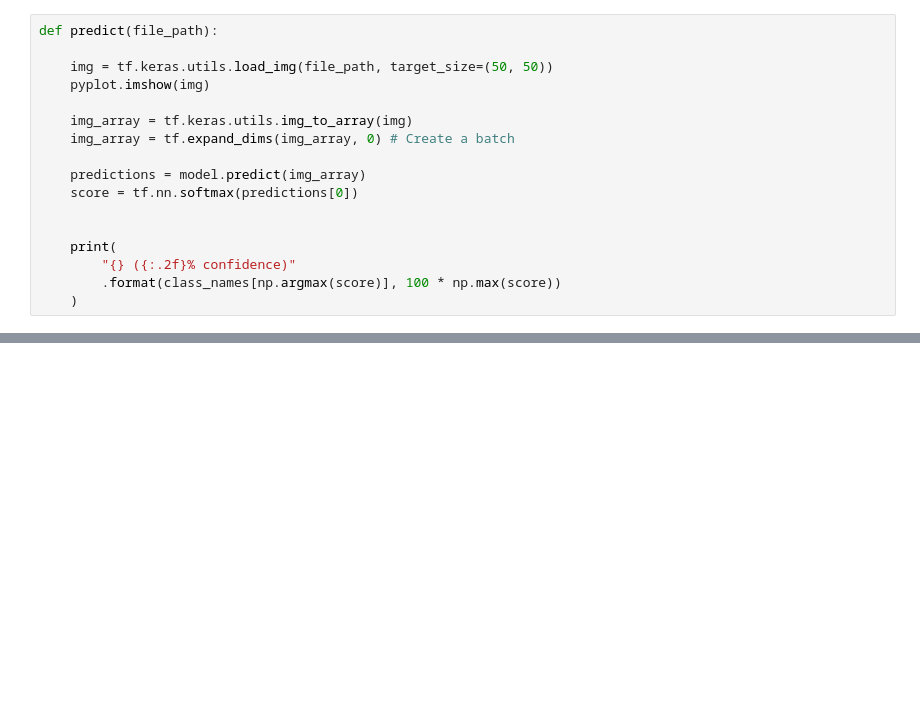
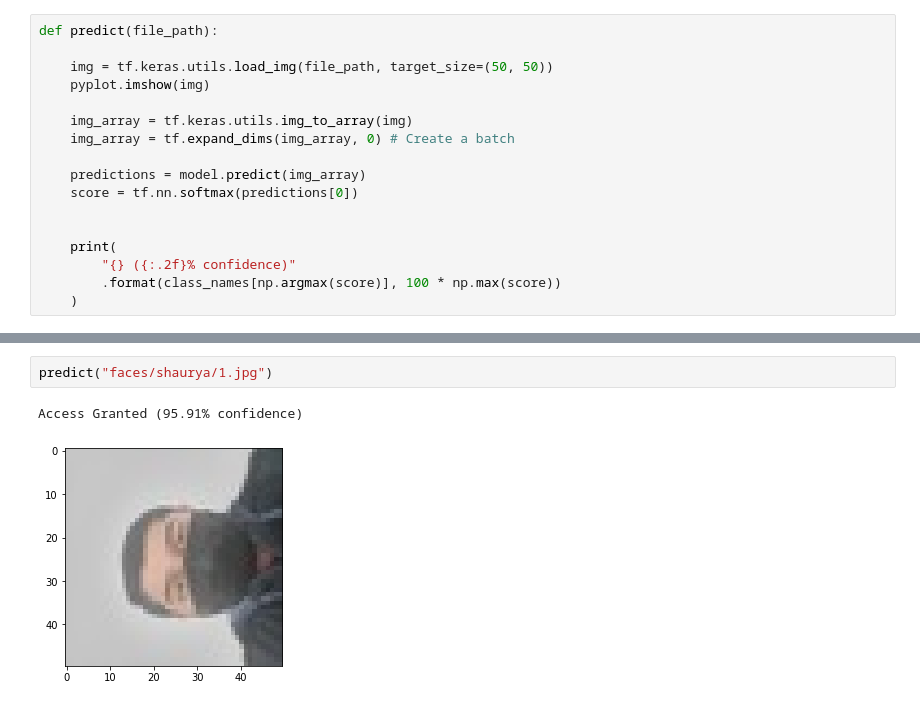
Before and after one commit to BenjaminAlpert/Face-Mask-Detection-Software, a Jupyter notebook: final-project.ipynb, the cells around one changed output, grey strips where cells are left out. Saved outputs shown, nothing was run; the diff lists cells and outputs as text; blank space fills up the shorter version.

Commit message:
added parisa and shaurya's face to final-project.ipynb

```diff
--- a/final-project.ipynb
+++ b/final-project.ipynb
@@ -318 +306,6 @@ Access Denied - Please wear a mask (77.32% confidence)
 [figure]
+# %%
+predict("faces/shaurya/1.jpg")
+# %% [output]
+Access Granted (95.91% confidence)
+[figure, added]
```
Also changed, not shown: parts of 16 cells of this notebook, 9 other files.
